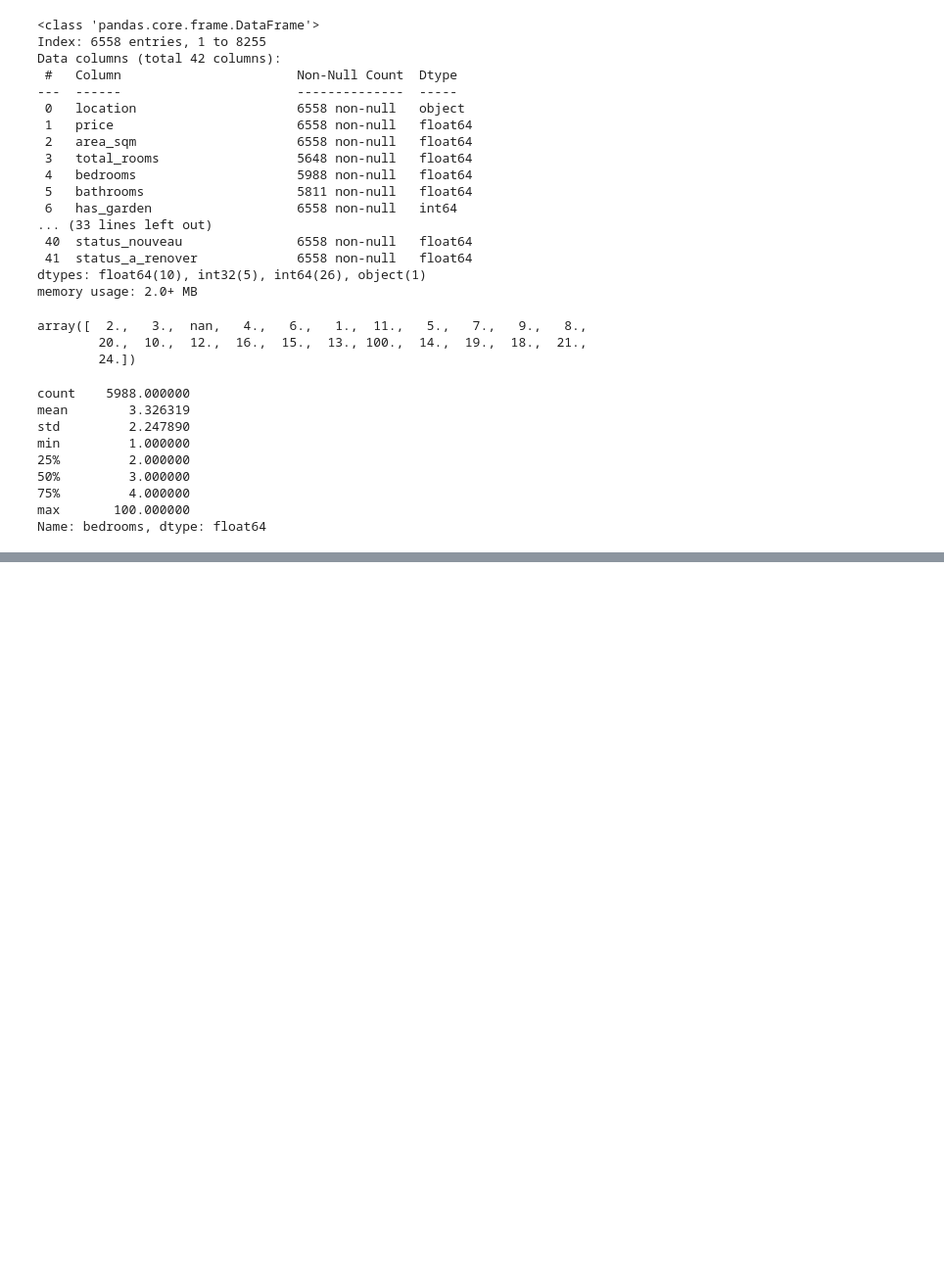
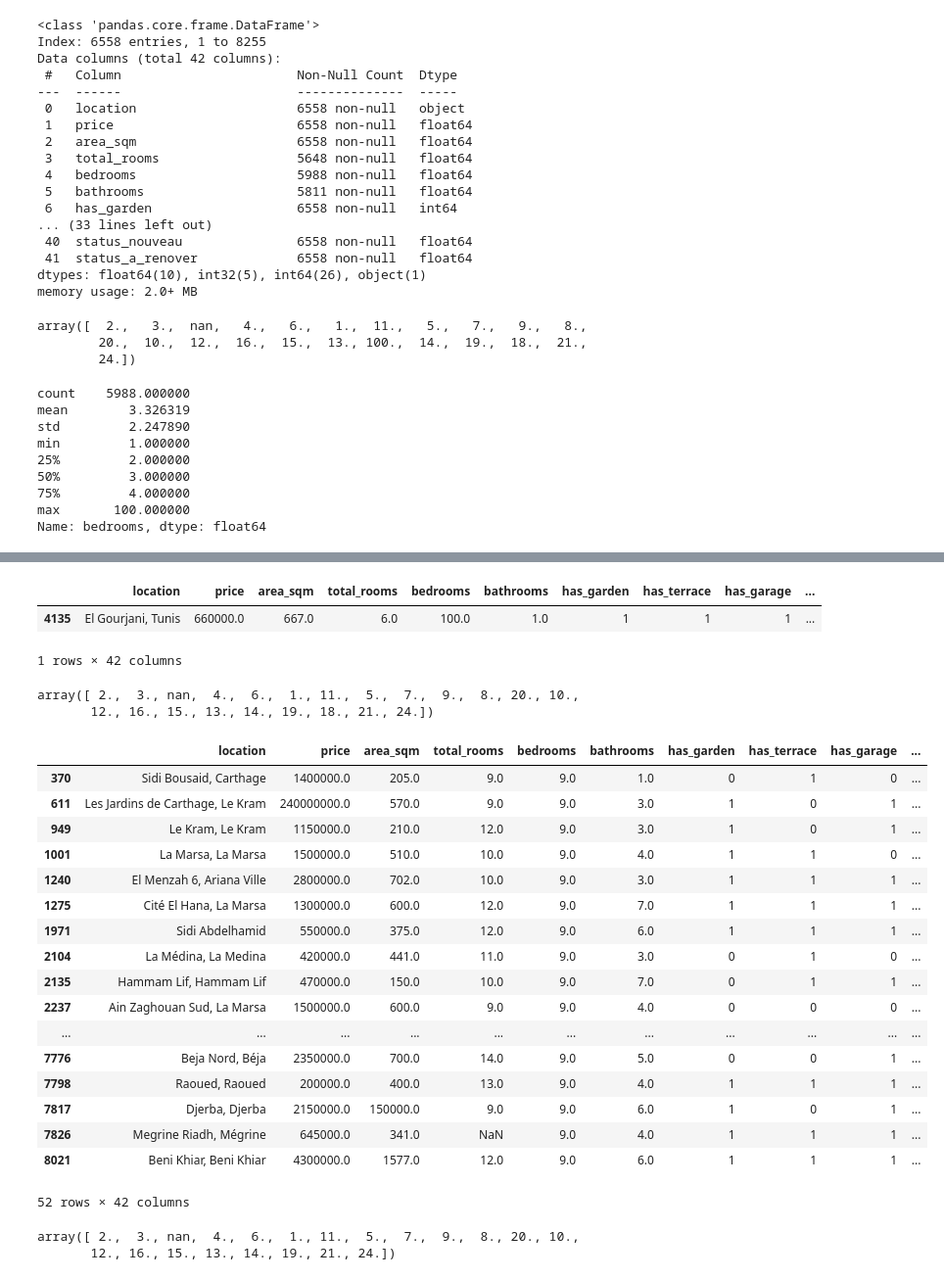
Before and after one commit to MarouaHattab/House-sale-Price-Predicition, a Jupyter notebook: New folder/CleaningMubwab.ipynb, the cells around one changed output, grey strips where cells are left out. Shown at 98% size. Cells and saved outputs as stored; diff of their text form; code cells hidden in the pictures; blank space fills up the shorter version.

```diff
--- a/New folder/CleaningMubwab.ipynb
+++ b/New folder/CleaningMubwab.ipynb
@@ -635,0 +677,3 @@ df
+# %%
+df['bathrooms'] = df['bathrooms'].fillna(1)
+df_tree['bathrooms'] = df_tree['bathrooms'].fillna(1)
@@ -635,0 +712,49 @@ df
+# %%
+df[df['bedrooms']==100]
+# %% [output]
+|  | location | price | area_sqm | total_rooms | bedrooms | bathrooms | has_garden | has_terrace | has_garage | ... |
+| 4135 | El Gourjani, Tunis | 660000.0 | 667.0 | 6.0 | 100.0 | 1.0 | 1 | 1 | 1 | ... |
+1 rows × 42 columns
+# %%
+df.loc[df['bedrooms'] == 100, 'bedrooms'] = 4
+df_tree.loc[df_tree['bedrooms'] == 100, 'bedrooms'] = 4
+# %%
+df['bedrooms'].describe()
+df['bedrooms'].unique()
+# %% [output]
+array([ 2.,  3., nan,  4.,  6.,  1., 11.,  5.,  7.,  9.,  8., 20., 10.,
+       12., 16., 15., 13., 14., 19., 18., 21., 24.])
+# %%
+
+df_tree.loc[df_tree['bedrooms'] == 18, 'bathrooms'] = 3
+df.loc[df['bedrooms'] == 18, 'bathrooms'] = 3
+df_tree.loc[df_tree['bedrooms'] == 9, 'total_rooms'] = 15
+df.loc[df['bedrooms'] == 18, 'total_rooms'] = 15
+df.loc[df['bedrooms'] == 18, 'bedrooms'] = 9
+df_tree.loc[df['bedrooms'] == 18, 'bedrooms'] = 9
+# %%
+df[df['bedrooms'] == 9]
+# %% [output]
+|  | location | price | area_sqm | total_rooms | bedrooms | bathrooms | has_garden | has_terrace | has_garage | ... |
+| 370 | Sidi Bousaid, Carthage | 1400000.0 | 205.0 | 9.0 | 9.0 | 1.0 | 0 | 1 | 0 | ... |
+| 611 | Les Jardins de Carthage, Le Kram | 240000000.0 | 570.0 | 9.0 | 9.0 | 3.0 | 1 | 0 | 1 | ... |
+| 949 | Le Kram, Le Kram | 1150000.0 | 210.0 | 12.0 | 9.0 | 3.0 | 1 | 0 | 1 | ... |
+| 1001 | La Marsa, La Marsa | 1500000.0 | 510.0 | 10.0 | 9.0 | 4.0 | 1 | 1 | 0 | ... |
+| 1240 | El Menzah 6, Ariana Ville | 2800000.0 | 702.0 | 10.0 | 9.0 | 3.0 | 1 | 1 | 1 | ... |
+| 1275 | Cité El Hana, La Marsa | 1300000.0 | 600.0 | 12.0 | 9.0 | 7.0 | 1 | 1 | 1 | ... |
+| 1971 | Sidi Abdelhamid | 550000.0 | 375.0 | 12.0 | 9.0 | 6.0 | 1 | 1 | 1 | ... |
+| 2104 | La Médina, La Medina | 420000.0 | 441.0 | 11.0 | 9.0 | 3.0 | 0 | 1 | 0 | ... |
+| 2135 | Hammam Lif, Hammam Lif | 470000.0 | 150.0 | 10.0 | 9.0 | 7.0 | 0 | 1 | 1 | ... |
+| 2237 | Ain Zaghouan Sud, La Marsa | 1500000.0 | 600.0 | 9.0 | 9.0 | 4.0 | 0 | 0 | 0 | ... |
+| ... | ... | ... | ... | ... | ... | ... | ... | ... | ... | ... |
+| 7776 | Beja Nord, Béja | 2350000.0 | 700.0 | 14.0 | 9.0 | 5.0 | 0 | 0 | 1 | ... |
+| 7798 | Raoued, Raoued | 200000.0 | 400.0 | 13.0 | 9.0 | 4.0 | 1 | 1 | 1 | ... |
+| 7817 | Djerba, Djerba | 2150000.0 | 150000.0 | 9.0 | 9.0 | 6.0 | 1 | 0 | 1 | ... |
+| 7826 | Megrine Riadh, Mégrine | 645000.0 | 341.0 | NaN | 9.0 | 4.0 | 1 | 1 | 1 | ... |
+| 8021 | Beni Khiar, Beni Khiar | 4300000.0 | 1577.0 | 12.0 | 9.0 | 6.0 | 1 | 1 | 1 | ... |
+52 rows × 42 columns
+# %%
+df['bedrooms'].unique()
+# %% [output]
+array([ 2.,  3., nan,  4.,  6.,  1., 11.,  5.,  7.,  9.,  8., 20., 10.,
+       12., 16., 15., 13., 14., 19., 21., 24.])
```
Also changed, not shown: parts of 22 cells of this notebook.
